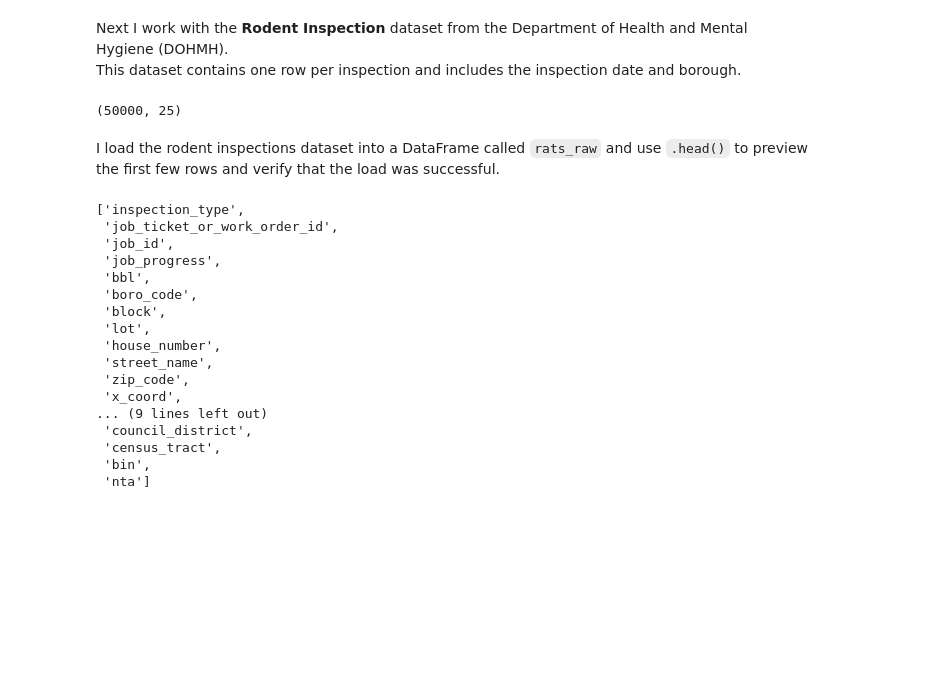
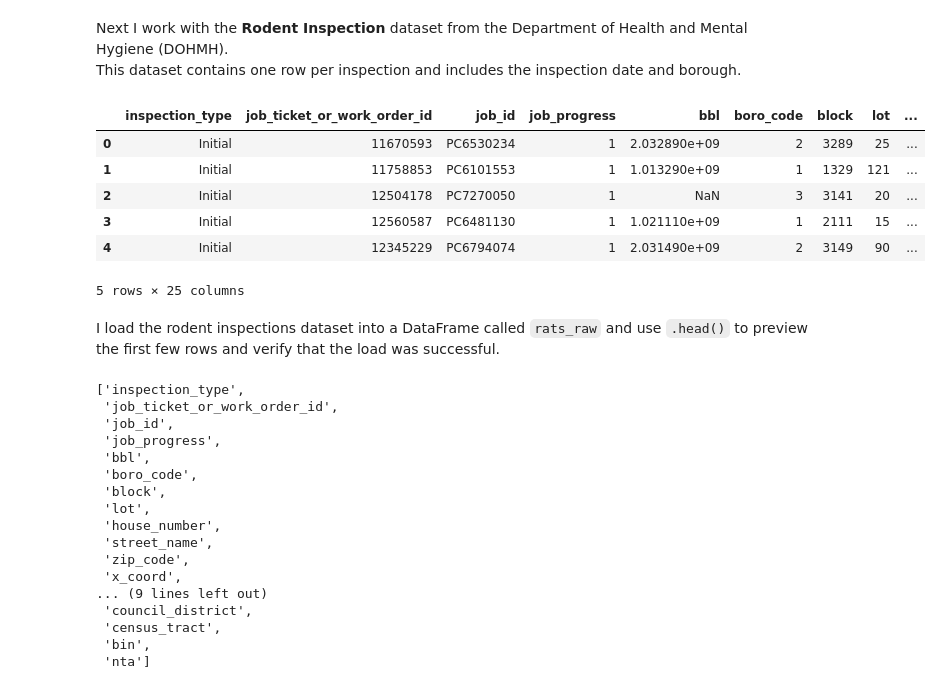
Before and after one commit to FareehaShamim/FareehaShamim.github.io, a Jupyter notebook: project2/project2.ipynb, the cells around one changed output. Drawn from its saved outputs; the diff is of its cells as text; code cells hidden in the pictures; blank space fills up the shorter version.

```diff
--- a/project2/project2.ipynb
+++ b/project2/project2.ipynb
@@ -170,14 +144,19 @@ hpd_2024.head()
 Next I work with the **Rodent Inspection** dataset from the Department of Health and Mental Hygiene (DOHMH).
 This dataset contains one row per inspection and includes the inspection date and borough.
 # %%
-# Rodent Inspection dataset
-rats_url = "https://data.cityofnewyork.us/resource/p937-wjvj.csv?$limit=50000"
+# Rodent Inspection dataset (DOHMH)
+rats_url = "https://data.cityofnewyork.us/resource/p937-wjvj.csv?$limit=20000"
 
 rats_raw = pd.read_csv(rats_url)
-
-rats_raw.shape
+rats_raw.head()
 # %% [output]
+|  | inspection_type | job_ticket_or_work_order_id | job_id | job_progress | bbl | boro_code | block | lot | ... |
+| 0 | Initial | 11670593 | PC6530234 | 1 | 2.032890e+09 | 2 | 3289 | 25 | ... |
+| 1 | Initial | 11758853 | PC6101553 | 1 | 1.013290e+09 | 1 | 1329 | 121 | ... |
+| 2 | Initial | 12504178 | PC7270050 | 1 | NaN | 3 | 3141 | 20 | ... |
+| 3 | Initial | 12560587 | PC6481130 | 1 | 1.021110e+09 | 1 | 2111 | 15 | ... |
+| 4 | Initial | 12345229 | PC6794074 | 1 | 2.031490e+09 | 2 | 3149 | 90 | ... |
-(50000, 25)
+5 rows × 25 columns
 # %% [markdown]
 I load the rodent inspections dataset into a DataFrame called `rats_raw` and use `.head()` to preview the first few rows and verify that the load was successful.
 # %%
```
Also changed, not shown: parts of 37 cells of this notebook.
